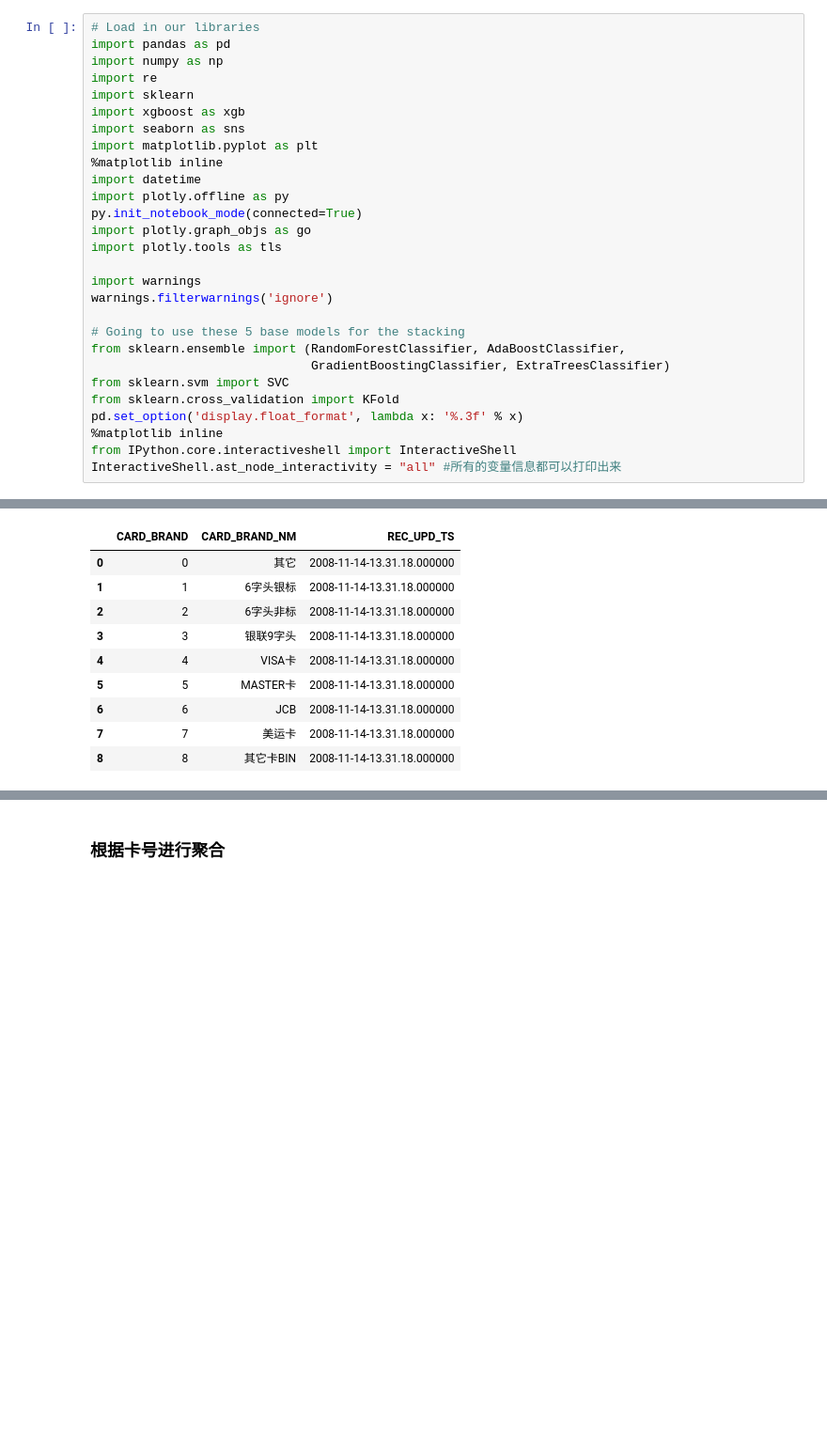
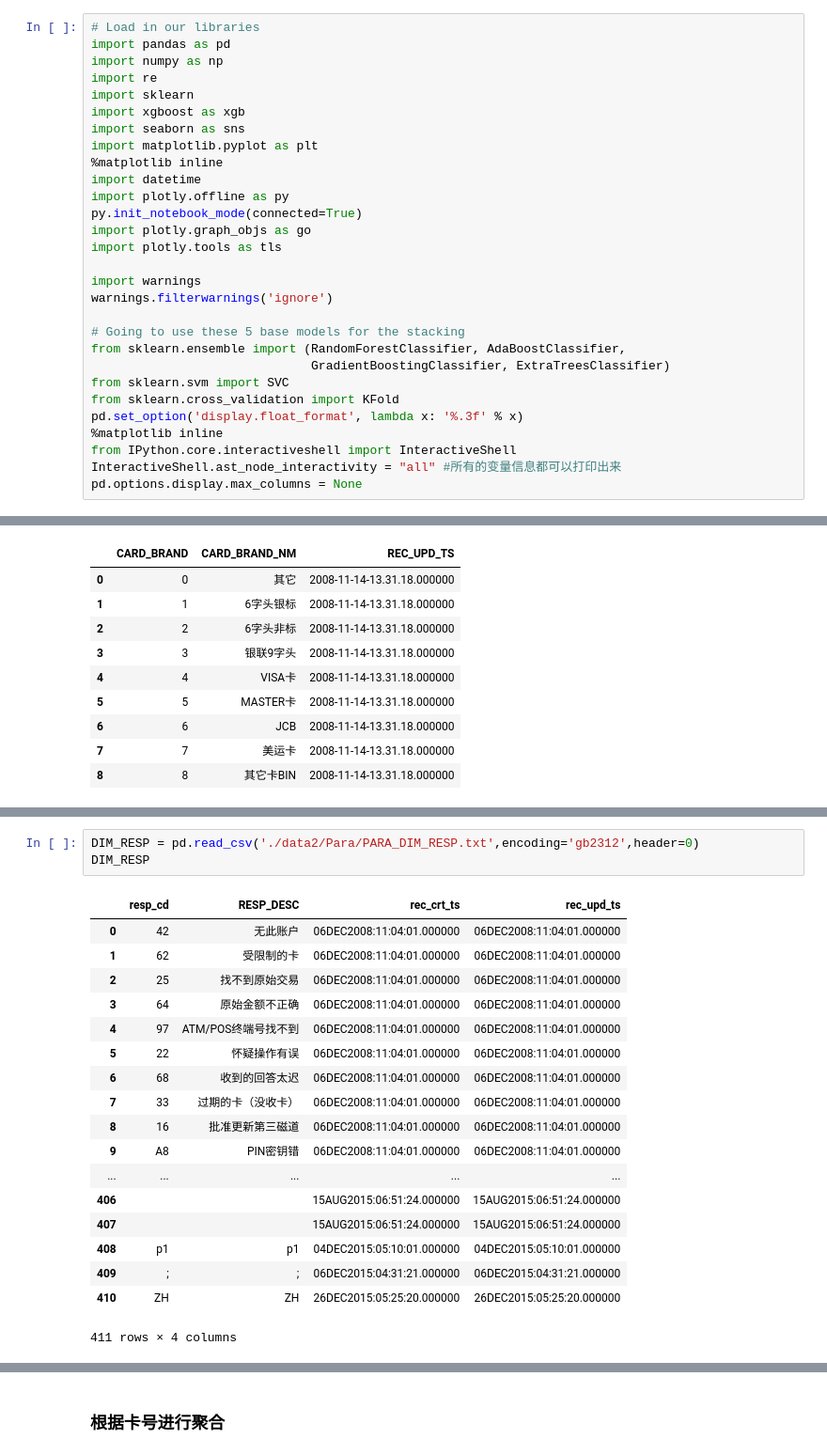
Before and after one commit to niuoo/halo, a Jupyter notebook: card2.ipynb, the cells around one changed output, grey strips where cells are left out. Shown at 94% size. Cells and saved outputs as stored; diff of their text form; blank space fills up the shorter version.

```diff
--- a/card2.ipynb
+++ b/card2.ipynb
@@ -28,6 +28,7 @@ pd.set_option('display.float_format', lambda x: '%.3f' % x)
 %matplotlib inline
 from IPython.core.interactiveshell import InteractiveShell
 InteractiveShell.ast_node_interactivity = "all" #所有的变量信息都可以打印出来
+pd.options.display.max_columns = None
 # %% [markdown]
 # 数据处理
 
@@ -159,3 +173,25 @@ train=pd.merge(train,mcc[['MCHNT_TP','TRANS_GRP_DESC1','TRANS_GRP_DESC2','TRANS_
 21
 6
 58
+# %%
+DIM_RESP = pd.read_csv('./data2/Para/PARA_DIM_RESP.txt',encoding='gb2312',header=0)
+DIM_RESP
+# %% [output]
+|  | resp_cd | RESP_DESC | rec_crt_ts | rec_upd_ts |
+| 0 | 42 | 无此账户 | 06DEC2008:11:04:01.000000 | 06DEC2008:11:04:01.000000 |
+| 1 | 62 | 受限制的卡 | 06DEC2008:11:04:01.000000 | 06DEC2008:11:04:01.000000 |
+| 2 | 25 | 找不到原始交易 | 06DEC2008:11:04:01.000000 | 06DEC2008:11:04:01.000000 |
+| 3 | 64 | 原始金额不正确 | 06DEC2008:11:04:01.000000 | 06DEC2008:11:04:01.000000 |
+| 4 | 97 | ATM/POS终端号找不到 | 06DEC2008:11:04:01.000000 | 06DEC2008:11:04:01.000000 |
+| 5 | 22 | 怀疑操作有误 | 06DEC2008:11:04:01.000000 | 06DEC2008:11:04:01.000000 |
+| 6 | 68 | 收到的回答太迟 | 06DEC2008:11:04:01.000000 | 06DEC2008:11:04:01.000000 |
+| 7 | 33 | 过期的卡（没收卡） | 06DEC2008:11:04:01.000000 | 06DEC2008:11:04:01.000000 |
+| 8 | 16 | 批准更新第三磁道 | 06DEC2008:11:04:01.000000 | 06DEC2008:11:04:01.000000 |
+| 9 | A8 | PIN密钥错 | 06DEC2008:11:04:01.000000 | 06DEC2008:11:04:01.000000 |
+| ... | ... | ... | ... | ... |
+| 406 |  |  | 15AUG2015:06:51:24.000000 | 15AUG2015:06:51:24.000000 |
+| 407 |  |  | 15AUG2015:06:51:24.000000 | 15AUG2015:06:51:24.000000 |
+| 408 | p1 | p1 | 04DEC2015:05:10:01.000000 | 04DEC2015:05:10:01.000000 |
+| 409 | ; | ; | 06DEC2015:04:31:21.000000 | 06DEC2015:04:31:21.000000 |
+| 410 | ZH | ZH | 26DEC2015:05:25:20.000000 | 26DEC2015:05:25:20.000000 |
+411 rows × 4 columns
```
Also changed, not shown: parts of 29 cells of this notebook.
